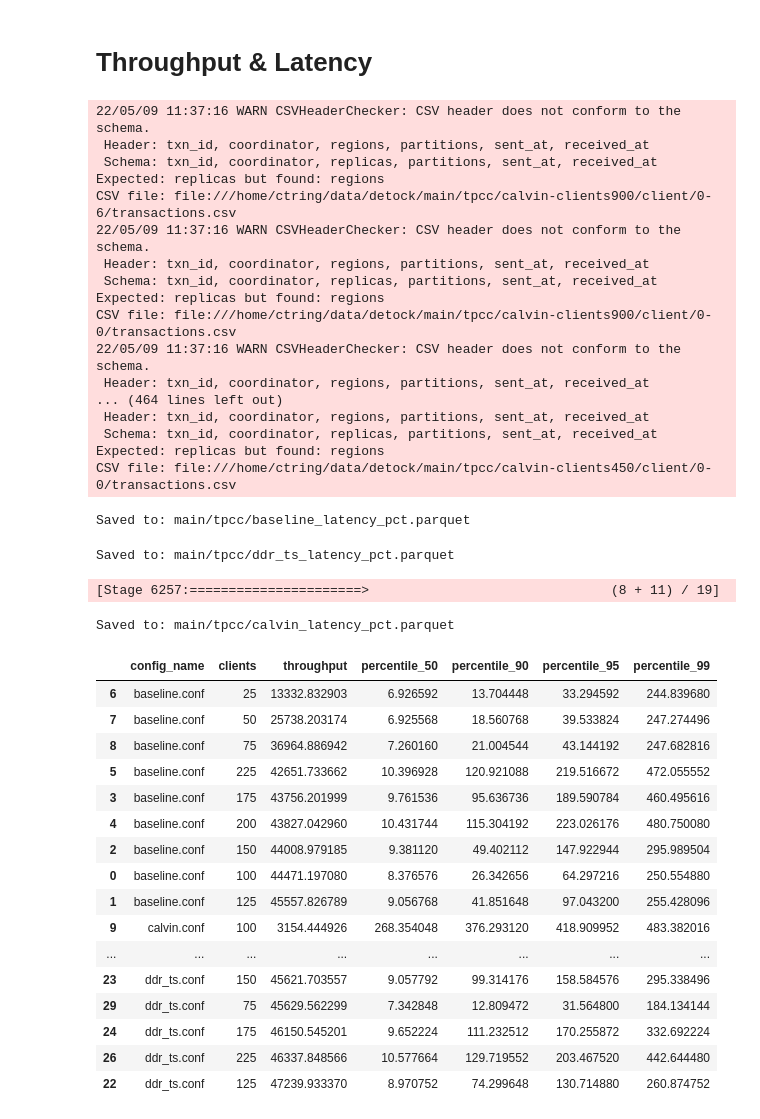
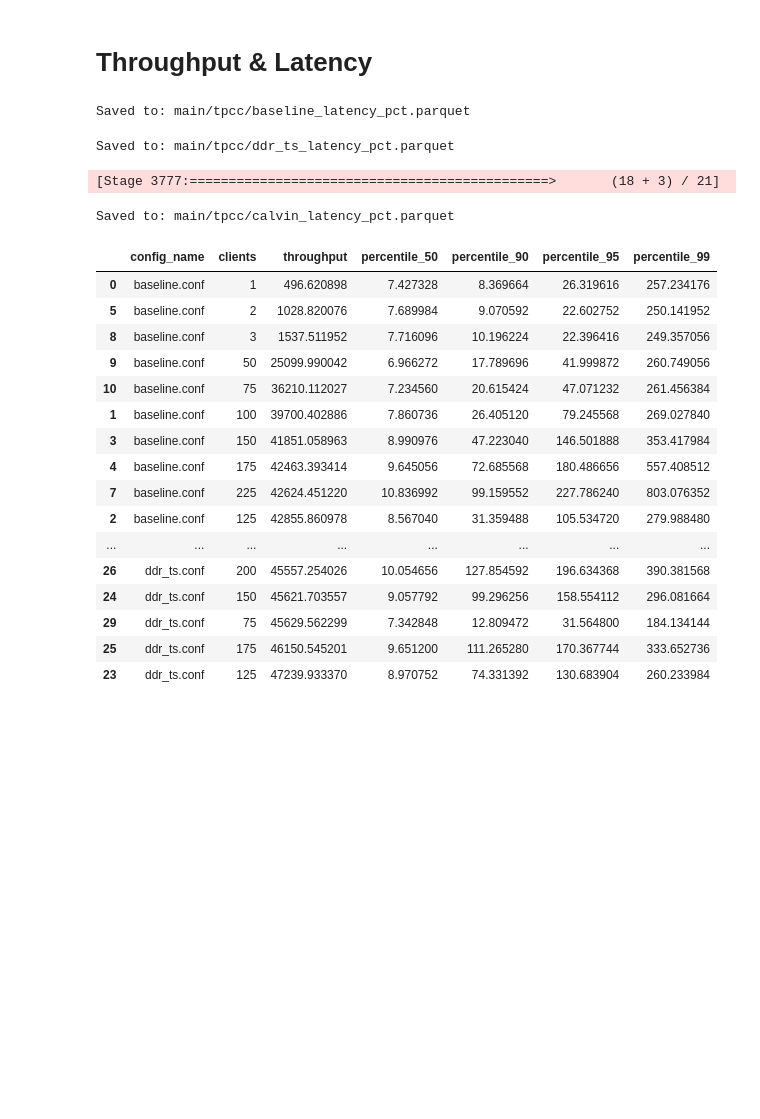
Before and after one commit to umd-dslam/DetockAnalysis, a Jupyter notebook: 4-TPC-C.ipynb, the cells around one changed output. Saved outputs shown, nothing was run; the diff lists cells and outputs as text; code cells hidden in the pictures; blank space fills up the shorter version.

```diff
--- a/4-TPC-C.ipynb
+++ b/4-TPC-C.ipynb
@@ -40,7 +41,7 @@ plt.rc('ytick', labelsize=14)
 plt.rc('legend', fontsize=14)
 # %%
 PREFIX = "main/tpcc"
-IGNORE_CACHE = True
+IGNORE_CACHE = False
 
 index_df = from_cache_or_compute(
     f'{PREFIX}/index.parquet',
@@ -73,7 +75,7 @@ Saved to: main/tpcc/index.parquet
 # %% [markdown]
 # Throughput
 # %%
-IGNORE_CACHE = True
+IGNORE_CACHE = False
 
 def compute_throughput(prefix):
     res = throughput(
@@ -174,6 +181,8 @@ latency_sdf = latency(spark, map(
     .withColumn(
         "coordinator_region",
         F.when(F.col("config_name") == "calvin.conf", F.shiftright(col("coordinator"), 16))\
+            .when(F.col("config_name") == "calvin_paxos.conf", F.shiftright(col("coordinator"), 16))\
+            .when(F.col("config_name") == "baseline.conf", F.shiftright(col("coordinator"), 24))\
             .otherwise(F.col("coordinator") / 4)\
         .cast(T.IntegerType())
     )\
@@ -236,7 +273,7 @@ fig.savefig('output/tpcc-cdf.png', bbox_inches='tight')
 # %% [markdown]
 # Throughput & Latency
 # %%
-IGNORE_CACHE = True
+IGNORE_CACHE = False
 
 percentile_cols = [
     F.percentile_approx("latency", 0.5).alias("percentile_50"),
@@ -258,70 +295,53 @@ ddr_ts_pct = from_cache_or_compute(
     f'{PREFIX}/ddr_ts_latency_pct.parquet',
     lambda: latency_sdf.where((col("config_name") == "ddr_ts.conf"))\
         .groupBy("clients")\
         .agg(*percentile_cols)\
         .toPandas(),
     ignore_cache=IGNORE_CACHE,
 )
 
 calvin_pct = from_cache_or_compute(
     f'{PREFIX}/calvin_latency_pct.parquet',
     lambda: latency_sdf.where((col("config_name") == "calvin.conf"))\
         .groupBy("clients")\
         .agg(*percentile_cols)\
         .toPandas(),
     ignore_cache=IGNORE_CACHE,
 )
 
 latency_pct_df = pd.concat([
     baseline_pct.assign(config_name="baseline.conf"),
     ddr_ts_pct.assign(config_name="ddr_ts.conf"),
     calvin_pct.assign(config_name="calvin.conf"),
 ])
 
 throughput_latency_df = throughput_df[["config_name", "clients", "throughput"]].merge(
     latency_pct_df,
     on=["config_name", "clients"]
 ).sort_values("clients")
 throughput_latency_df.sort_values(["config_name", "throughput"])
 # %% [output]
-22/05/09 11:37:16 WARN CSVHeaderChecker: CSV header does not conform to the schema.
- Header: txn_id, coordinator, regions, partitions, sent_at, received_at
- Schema: txn_id, coordinator, replicas, partitions, sent_at, received_at
-Expected: replicas but found: regions
-CSV file: file:///home/ctring/data/detock/main/tpcc/calvin-clients900/client/0-6/transactions.csv
-22/05/09 11:37:16 WARN CSVHeaderChecker: CSV header does not conform to the schema.
- Header: txn_id, coordinator, regions, partitions, sent_at, received_at
- Schema: txn_id, coordinator, replicas, partitions, sent_at, received_at
-Expected: replicas but found: regions
-CSV file: file:///home/ctring/data/detock/main/tpcc/calvin-clients900/client/0-0/transactions.csv
-22/05/09 11:37:16 WARN CSVHeaderChecker: CSV header does not conform to the schema.
- Header: txn_id, coordinator, regions, partitions, sent_at, received_at
-... (464 lines left out)
- Header: txn_id, coordinator, regions, partitions, sent_at, received_at
- Schema: txn_id, coordinator, replicas, partitions, sent_at, received_at
-Expected: replicas but found: regions
-CSV file: file:///home/ctring/data/detock/main/tpcc/calvin-clients450/client/0-0/transactions.csv
+Saved to: main/tpcc/baseline_latency_pct.parquet
-Saved to: main/tpcc/baseline_latency_pct.parquet
+Saved to: main/tpcc/ddr_ts_latency_pct.parquet
-Saved to: main/tpcc/ddr_ts_latency_pct.parquet
+[Stage 3777:==============================================>       (18 + 3) / 21]
-[Stage 6257:======================>                               (8 + 11) / 19]
+Saved to: main/tpcc/calvin_latency_pct.parquet
-Saved to: main/tpcc/calvin_latency_pct.parquet
 |  | config_name | clients | throughput | percentile_50 | percentile_90 | percentile_95 | percentile_99 |
-| 6 | baseline.conf | 25 | 13332.832903 | 6.926592 | 13.704448 | 33.294592 | 244.839680 |
-| 7 | baseline.conf | 50 | 25738.203174 | 6.925568 | 18.560768 | 39.533824 | 247.274496 |
-| 8 | baseline.conf | 75 | 36964.886942 | 7.260160 | 21.004544 | 43.144192 | 247.682816 |
-| 5 | baseline.conf | 225 | 42651.733662 | 10.396928 | 120.921088 | 219.516672 | 472.055552 |
-| 3 | baseline.conf | 175 | 43756.201999 | 9.761536 | 95.636736 | 189.590784 | 460.495616 |
-| 4 | baseline.conf | 200 | 43827.042960 | 10.431744 | 115.304192 | 223.026176 | 480.750080 |
-| 2 | baseline.conf | 150 | 44008.979185 | 9.381120 | 49.402112 | 147.922944 | 295.989504 |
-| 0 | baseline.conf | 100 | 44471.197080 | 8.376576 | 26.342656 | 64.297216 | 250.554880 |
-| 1 | baseline.conf | 125 | 45557.826789 | 9.056768 | 41.851648 | 97.043200 | 255.428096 |
-| 9 | calvin.conf | 100 | 3154.444926 | 268.354048 | 376.293120 | 418.909952 | 483.382016 |
+| 0 | baseline.conf | 1 | 496.620898 | 7.427328 | 8.369664 | 26.319616 | 257.234176 |
+| 5 | baseline.conf | 2 | 1028.820076 | 7.689984 | 9.070592 | 22.602752 | 250.141952 |
+| 8 | baseline.conf | 3 | 1537.511952 | 7.716096 | 10.196224 | 22.396416 | 249.357056 |
+| 9 | baseline.conf | 50 | 25099.990042 | 6.966272 | 17.789696 | 41.999872 | 260.749056 |
+| 10 | baseline.conf | 75 | 36210.112027 | 7.234560 | 20.615424 | 47.071232 | 261.456384 |
+| 1 | baseline.conf | 100 | 39700.402886 | 7.860736 | 26.405120 | 79.245568 | 269.027840 |
+| 3 | baseline.conf | 150 | 41851.058963 | 8.990976 | 47.223040 | 146.501888 | 353.417984 |
+| 4 | baseline.conf | 175 | 42463.393414 | 9.645056 | 72.685568 | 180.486656 | 557.408512 |
+| 7 | baseline.conf | 225 | 42624.451220 | 10.836992 | 99.159552 | 227.786240 | 803.076352 |
+| 2 | baseline.conf | 125 | 42855.860978 | 8.567040 | 31.359488 | 105.534720 | 279.988480 |
 | ... | ... | ... | ... | ... | ... | ... | ... |
-| 23 | ddr_ts.conf | 150 | 45621.703557 | 9.057792 | 99.314176 | 158.584576 | 295.338496 |
+| 26 | ddr_ts.conf | 200 | 45557.254026 | 10.054656 | 127.854592 | 196.634368 | 390.381568 |
+| 24 | ddr_ts.conf | 150 | 45621.703557 | 9.057792 | 99.296256 | 158.554112 | 296.081664 |
 | 29 | ddr_ts.conf | 75 | 45629.562299 | 7.342848 | 12.809472 | 31.564800 | 184.134144 |
-| 24 | ddr_ts.conf | 175 | 46150.545201 | 9.652224 | 111.232512 | 170.255872 | 332.692224 |
-| 26 | ddr_ts.conf | 225 | 46337.848566 | 10.577664 | 129.719552 | 203.467520 | 442.644480 |
-| 22 | ddr_ts.conf | 125 | 47239.933370 | 8.970752 | 74.299648 | 130.714880 | 260.874752 |
+| 25 | ddr_ts.conf | 175 | 46150.545201 | 9.651200 | 111.265280 | 170.367744 | 333.652736 |
+| 23 | ddr_ts.conf | 125 | 47239.933370 | 8.970752 | 74.331392 | 130.683904 | 260.233984 |
 # %%
 fig, ax = plt.subplots(1, 1, figsize=(6, 4))
 config_names = ["ddr_ts.conf", "baseline.conf", "calvin.conf"]
```
Also changed, not shown: parts of 7 cells of this notebook, 31 other files.
